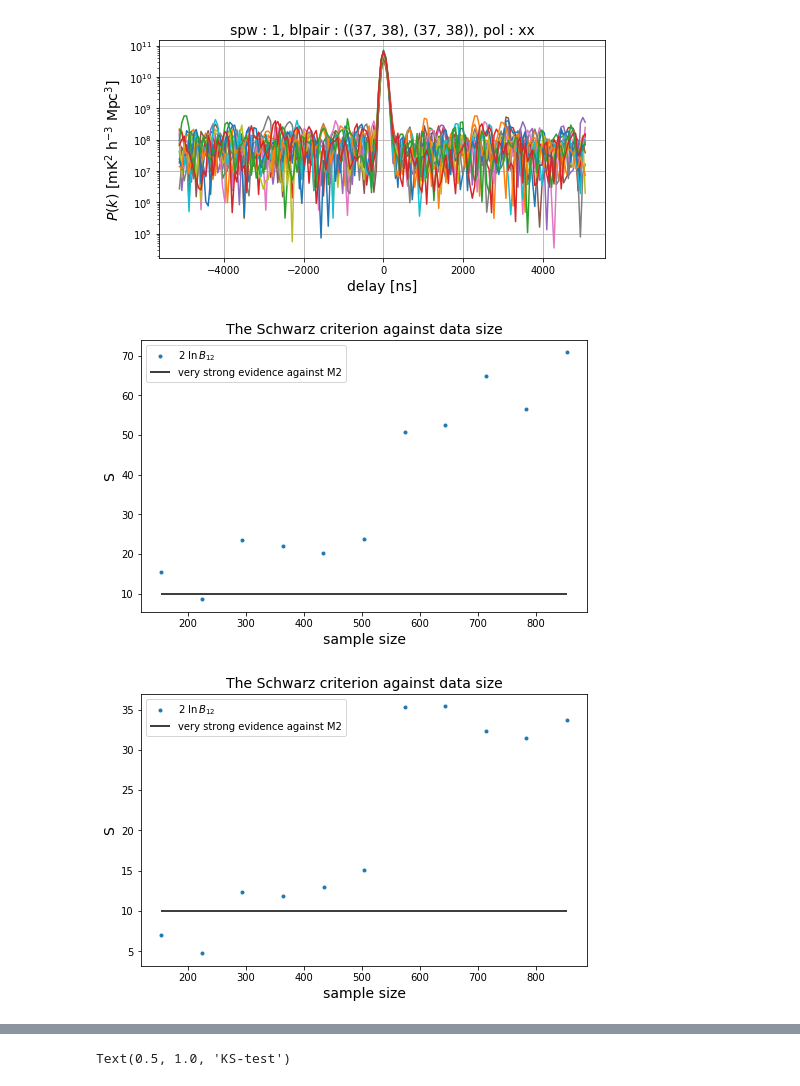
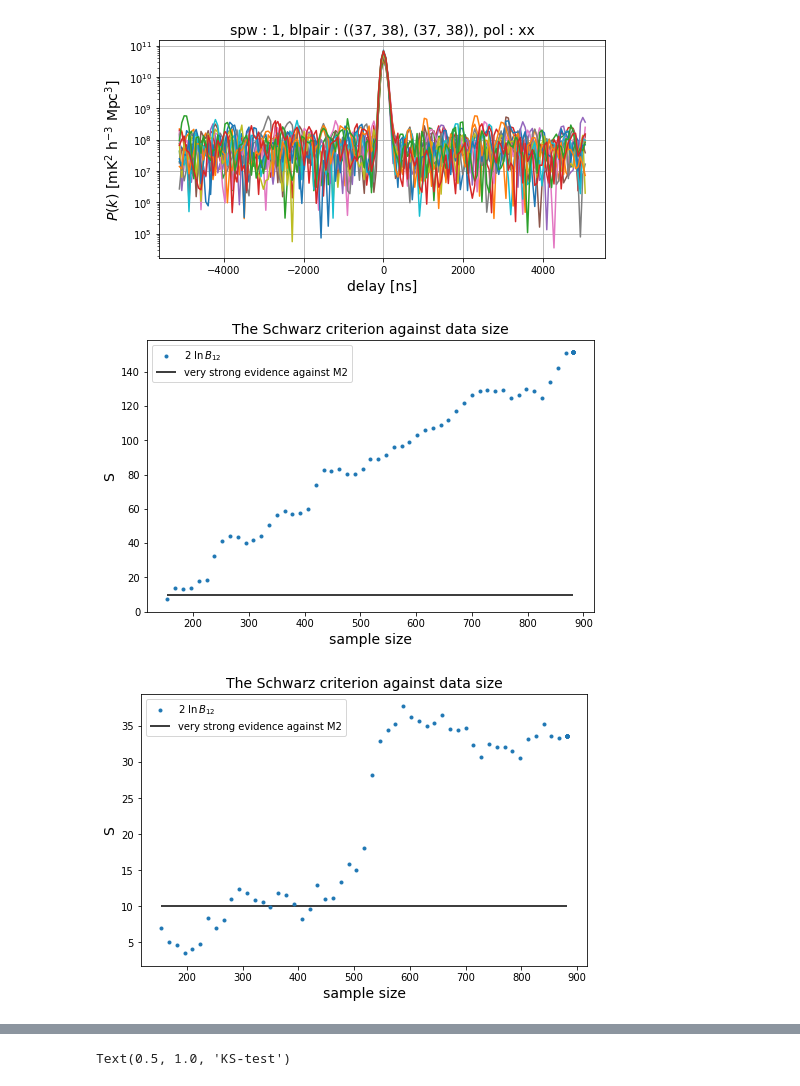
Before and after one commit to acliu/mcgill_sandbox, a Jupyter notebook: dixin/null_clean.ipynb, the cells around one changed output, grey strips where cells are left out. Cells and saved outputs as stored; diff of their text form; code cells hidden in the pictures.

Commit message:
Add m1=norm

```diff
--- a/dixin/null_clean.ipynb
+++ b/dixin/null_clean.ipynb
@@ -247,22 +247,23 @@ def bayes_factor_approx(data, m1, m2):
     x = (x + np.roll(x, -1))[:-1] / 2.0
 
     # fit the models
-    popt1 = curve_fit(m1, x, y, p0=np.std(data))[0]
-#     popt1 = curve_fit(m1, x, y)[0]
-    if m2 == 'norm':
+    if m1 == 'norm':
+        popt1 = norm.fit(data)
+        popt2 = curve_fit(m2, x, y, p0=np.std(data))[0]
+    elif m2 == 'norm':
+        popt1 = curve_fit(m1, x, y, p0=np.std(data))[0]
         popt2 = norm.fit(data)
-    else:
-        popt2 = curve_fit(m2, x, y, p0=np.std(data))[0]
-#         popt2 = curve_fit(m2, x, y)[0]
 
     n = len(data)
 
     # compute S
-    bic1 = sum(np.log(m1(data, *popt1)))
-    if m2 == 'norm':
+    if m1 == 'norm':
+        bic1 = sum(np.log(norm.pdf(data, *popt1)))
+        bic2 = sum(np.log(m2(data, *popt2)))
+    elif m2 == 'norm':
+        bic1 = sum(np.log(m1(data, *popt1)))
         bic2 = sum(np.log(norm.pdf(data, *popt2)))
-    else:
-        bic2 = sum(np.log(m2(data, *popt2)))
+
     p = (len(popt1)-len(popt2))/np.log(n)
     s = 2*(bic1-bic2-0.5*p)
 
@@ -271,8 +272,8 @@ def bayes_factor_approx(data, m1, m2):
 # compute BICs
 bics = []
 size = []
-for i in range(11):
-    x = power1[:,107:118+5*i].flatten()
+for i in range(64):
+    x = power3[:,107:118+i].flatten()
     size.append(len(x))
     bics.append(bayes_factor_approx(x, real_pdf, 'norm'))
 
@@ -287,23 +288,27 @@ plt.title("The Schwarz criterion against data size", fontsize=14)
 plt.legend(loc='best', fontsize=10)
 plt.show()
 # %% [output]
-[figure, old version]
+[figure, new version]
 # %%
 bics = []
 size = []
-for i in range(11):
-    x = power2[:,107:118+5*i].flatten() - power1[:,107:118+5*i].flatten()
+itm = []
+for i in range(64):
+    x = power2[:,107:118+i].flatten() - power1[:,107:118+i].flatten()
     size.append(len(x))
+    itm.append(i)
     bics.append(bayes_factor_approx(x, null_pdf, 'norm'))
 
 
 plt.figure(figsize=(8, 5))
 plt.plot(size, bics, '.', label="2 $\ln\,{B_{12}}$")
 plt.hlines(10, size[0], size[-1], label="very strong evidence against M2")
+# plt.plot(itm, bics, '.', label="2 $\ln\,{B_{12}}$")
+# plt.hlines(10, itm[0], itm[-1], label="very strong evidence against M2")
 plt.xlabel("sample size", fontsize=14)
 plt.ylabel("S", fontsize=14)
 plt.title("The Schwarz criterion against data size", fontsize=14)
 plt.legend(loc='best', fontsize=10)
 plt.show()
 # %% [output]
-[figure, old version]
+[figure, new version]
```
Also changed, not shown: parts of 8 cells of this notebook.
